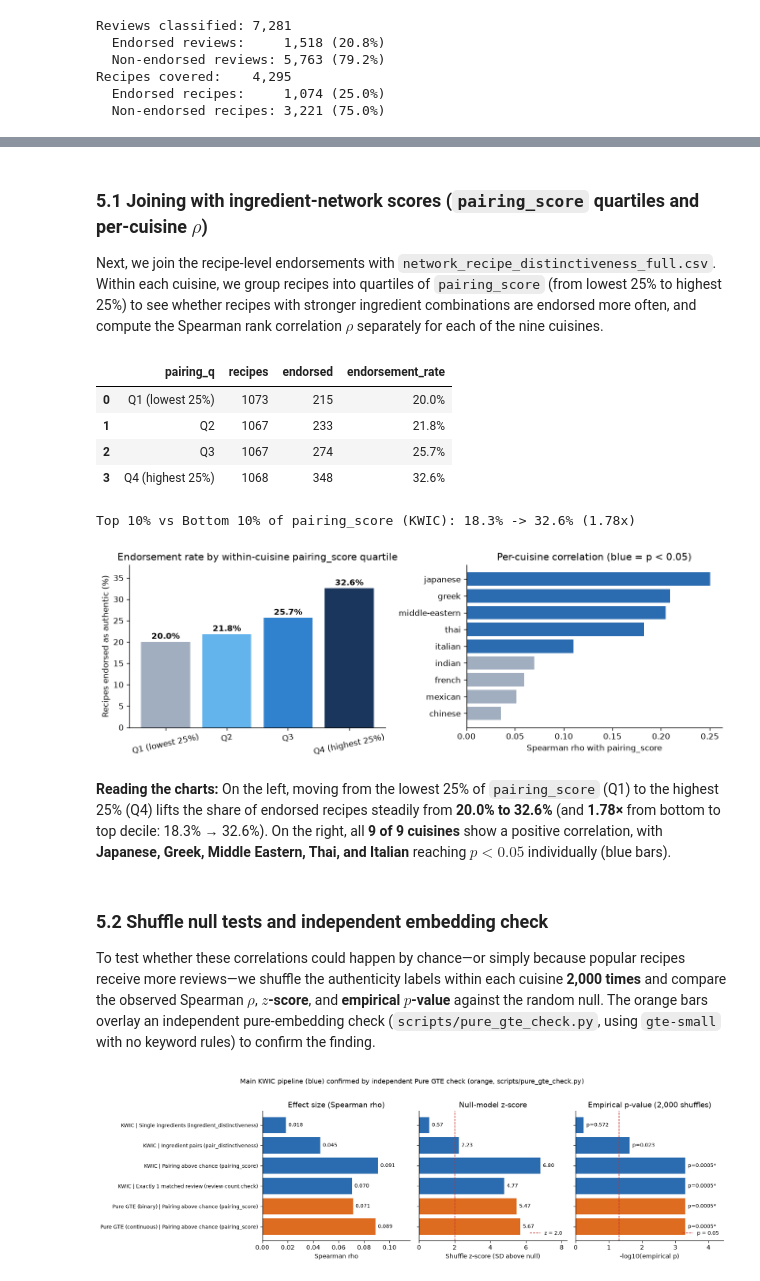
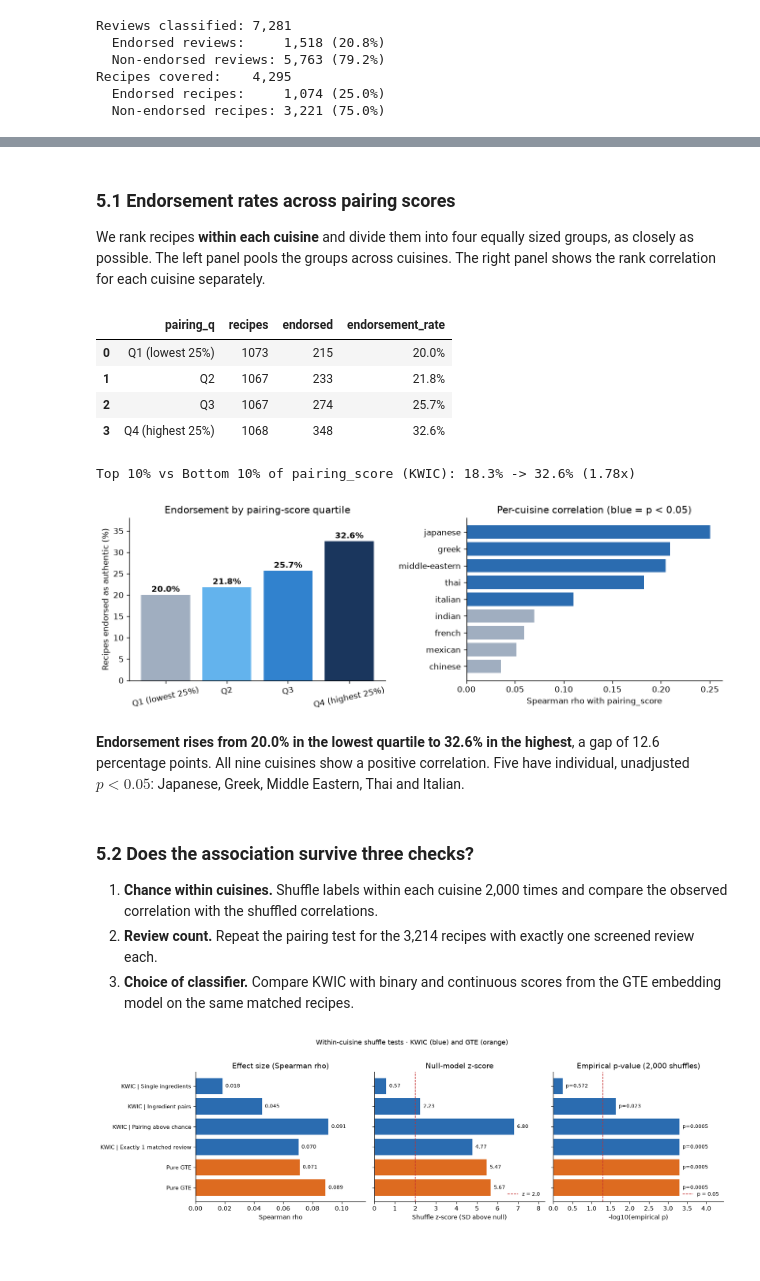
Before and after one commit to EstebanPerez99/cuisine-networks, a Jupyter notebook: notebooks/04_authenticity_review_analysis.ipynb, the cells around one changed output, grey strips where cells are left out. Saved outputs shown, nothing was run; the diff lists cells and outputs as text; code cells hidden in the pictures; blank space fills up the shorter version.

```diff
--- a/notebooks/04_authenticity_review_analysis.ipynb
+++ b/notebooks/04_authenticity_review_analysis.ipynb
@@ -365,8 +382,8 @@ cmp_df = pd.DataFrame([
 x = np.arange(len(cmp_df))
 w = 0.35
 fig, ax = plt.subplots(figsize=(7.6, 3.3))
-b1 = ax.bar(x - w/2, cmp_df["Precision"] * 100, width=w, color="#2b6cb0", label="Precision (%)")
-b2 = ax.bar(x + w/2, cmp_df["Recall"] * 100, width=w, color="#63b3ed", label="Recall (%)")
+b1 = ax.bar(x - w/2, cmp_df["Precision"] * 100, width=w, color="#2b6cb0", label="Precision")
+b2 = ax.bar(x + w/2, cmp_df["Recall"] * 100, width=w, color="#63b3ed", label="Recall")
 for bars in (b1, b2):
     for bar in bars:
         v = bar.get_height()
@@ -375,8 +392,8 @@ ax.set_xticks(x)
 ax.set_xticklabels(cmp_df["Method (test_100)"])
 ax.set_ylim(0, 108)
 ax.set_ylabel("Percent (%)")
-ax.set_title("Rule ablation on test_100: why 4 rules is the sweet spot")
-ax.legend(frameon=False, loc="lower right")
+ax.set_title("Precision and recall on 100 labeled reviews")
+ax.legend(frameon=False, loc="upper center", bbox_to_anchor=(0.5, -0.23), ncol=2)
 plt.tight_layout()
 plt.show()
 # %% [output]
@@ -418,7 +440,7 @@ We join recipe-level KWIC endorsements with the ingredient-network scores from `
 # %% [markdown]
-### 5.1 Joining with ingredient-network scores (`pairing_score` quartiles and per-cuisine $\rho$)
+### 5.1 Endorsement rates across pairing scores
 
-Next, we join the recipe-level endorsements with `network_recipe_distinctiveness_full.csv`. Within each cuisine, we group recipes into quartiles of `pairing_score` (from lowest 25% to highest 25%) to see whether recipes with stronger ingredient combinations are endorsed more often, and compute the Spearman rank correlation $\rho$ separately for each of the nine cuisines.
+We rank recipes **within each cuisine** and divide them into four equally sized groups, as closely as possible. The left panel pools the groups across cuisines. The right panel shows the rank correlation for each cuisine separately.
 # %%
 recipe_preds = filtered.groupby("recipe_id").agg(
     matched_reviews=("review_id", "size"),
@@ -452,7 +474,7 @@ for i, v in enumerate(q_df["endorsement_rate"] * 100):
     ax1.text(i, v + 0.7, f"{v:.1f}%", ha="center", fontweight="bold")
 ax1.set_ylim(0, 38)
 ax1.set_ylabel("Recipes endorsed as authentic (%)")
-ax1.set_title("Endorsement rate by within-cuisine pairing_score quartile")
+ax1.set_title("Endorsement by pairing-score quartile")
 ax1.tick_params(axis="x", rotation=12)
 
 c_rows = []
@@ -474,13 +496,15 @@ plt.show()
 | 2 | Q3 | 1067 | 274 | 25.7% |
 | 3 | Q4 (highest 25%) | 1068 | 348 | 32.6% |
 Top 10% vs Bottom 10% of pairing_score (KWIC): 18.3% -> 32.6% (1.78x)
-[figure, old version]
+[figure, new version]
 # %% [markdown]
-**Reading the charts:** On the left, moving from the lowest 25% of `pairing_score` (Q1) to the highest 25% (Q4) lifts the share of endorsed recipes steadily from **20.0% to 32.6%** (and **1.78×** from bottom to top decile: 18.3% → 32.6%). On the right, all **9 of 9 cuisines** show a positive correlation, with **Japanese, Greek, Middle Eastern, Thai, and Italian** reaching $p < 0.05$ individually (blue bars).
+**Endorsement rises from 20.0% in the lowest quartile to 32.6% in the highest**, a gap of 12.6 percentage points. All nine cuisines show a positive correlation. Five have individual, unadjusted $p < 0.05$: Japanese, Greek, Middle Eastern, Thai and Italian.
 # %% [markdown]
-### 5.2 Shuffle null tests and independent embedding check
+### 5.2 Does the association survive three checks?
 
-To test whether these correlations could happen by chance—or simply because popular recipes receive more reviews—we shuffle the authenticity labels within each cuisine **2,000 times** and compare the observed Spearman $\rho$, **$z$-score**, and **empirical $p$-value** against the random null. The orange bars overlay an independent pure-embedding check (`scripts/pure_gte_check.py`, using `gte-small` with no keyword rules) to confirm the finding.
+1. **Chance within cuisines.** Shuffle labels within each cuisine 2,000 times and compare the observed correlation with the shuffled correlations.
+2. **Review count.** Repeat the pairing test for the 3,214 recipes with exactly one screened review each.
+3. **Choice of classifier.** Compare KWIC with binary and continuous scores from the GTE embedding model on the same matched recipes.
 # %%
 # Week 2 label-shuffle null tests (2,000 permutations) for KWIC + Pure GTE confirmation (scripts/pure_gte_check.py)
 one_rev = m[m["matched_reviews"] == 1]
@@ -506,35 +530,35 @@ ax_r.barh(y_idx, plot_df["obs_rho"], color=bar_colors)
 ax_r.axvline(0, color="black", linewidth=0.8)
 for i, v in enumerate(plot_df["obs_rho"]):
     ax_r.text(v + 0.002, i, f"{v:.3f}", va="center", fontsize=8.5)
 ax_r.set_xlim(0, max(plot_df["obs_rho"]) * 1.28)
 ax_r.set_yticks(y_idx)
-ax_r.set_yticklabels(plot_df["test"], fontsize=8.5)
+ax_r.set_yticklabels(plot_df["test"].str.replace(r" \(.*?\)$", "", regex=True), fontsize=9)
 ax_r.set_xlabel("Spearman rho")
 ax_r.set_title("Effect size (Spearman rho)")
 
 ax_z.barh(y_idx, plot_df["z_score"], color=bar_colors)
 ax_z.axvline(2.0, color="#c53030", linestyle="--", linewidth=1.0, label="z = 2.0")
 for i, v in enumerate(plot_df["z_score"]):
     ax_z.text(v + 0.15, i, f"{v:.2f}", va="center", fontsize=8.5)
 ax_z.set_xlim(0, max(plot_df["z_score"]) * 1.22)
 ax_z.set_xlabel("Shuffle z-score (SD above null)")
 ax_z.set_title("Null-model z-score")
 ax_z.legend(frameon=False, loc="lower right", fontsize=8.5)
 
 neg_log_p = -np.log10(plot_df["empirical_p"])
 ax_p.barh(y_idx, neg_log_p, color=bar_colors)
 ax_p.axvline(-np.log10(0.05), color="#c53030", linestyle="--", linewidth=1.0, label="p = 0.05")
 for i, (nlp, pv) in enumerate(zip(neg_log_p, plot_df["empirical_p"])):
-    lbl = "p=0.0005*" if pv <= 0.00051 else f"p={pv:.3f}"
+    lbl = "p=0.0005" if pv <= 0.00051 else f"p={pv:.3f}"
     ax_p.text(nlp + 0.08, i, lbl, va="center", fontsize=8.5)
 ax_p.set_xlim(0, max(neg_log_p) * 1.35)
 ax_p.set_xlabel("-log10(empirical p)")
 ax_p.set_title("Empirical p-value (2,000 shuffles)")
 ax_p.legend(frameon=False, loc="lower right", fontsize=8.5)
 
-fig.suptitle("Main KWIC pipeline (blue) confirmed by independent Pure GTE check (orange, scripts/pure_gte_check.py)", fontsize=10.5, y=1.02)
+fig.suptitle("Within-cuisine shuffle tests · KWIC (blue) and GTE (orange)", fontsize=10.5, y=1.02)
 plt.tight_layout()
 plt.show()
 # %% [output]
-[figure, old version]
+[figure, new version]
 # %% [markdown]
```
Also changed, not shown: parts of 19 cells of this notebook, 25 other files.
